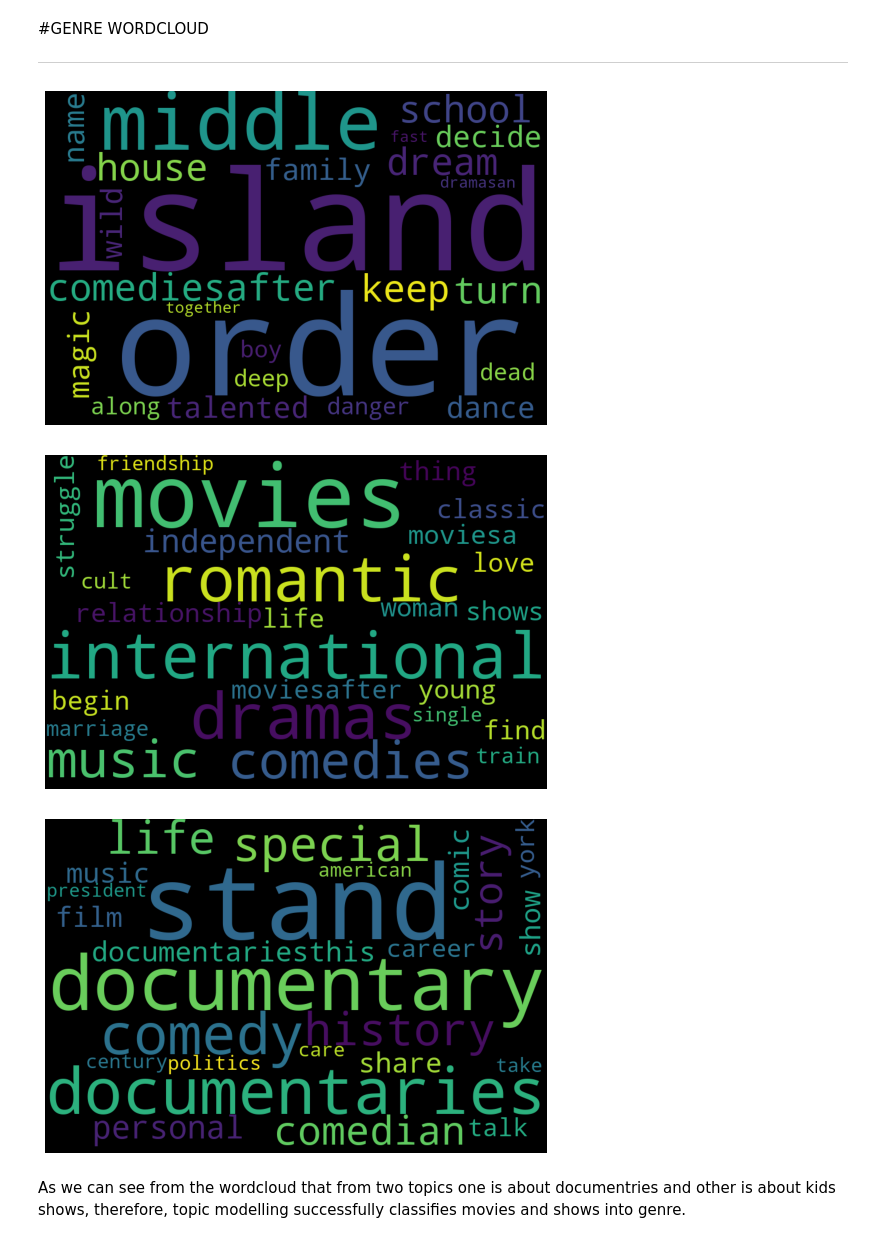
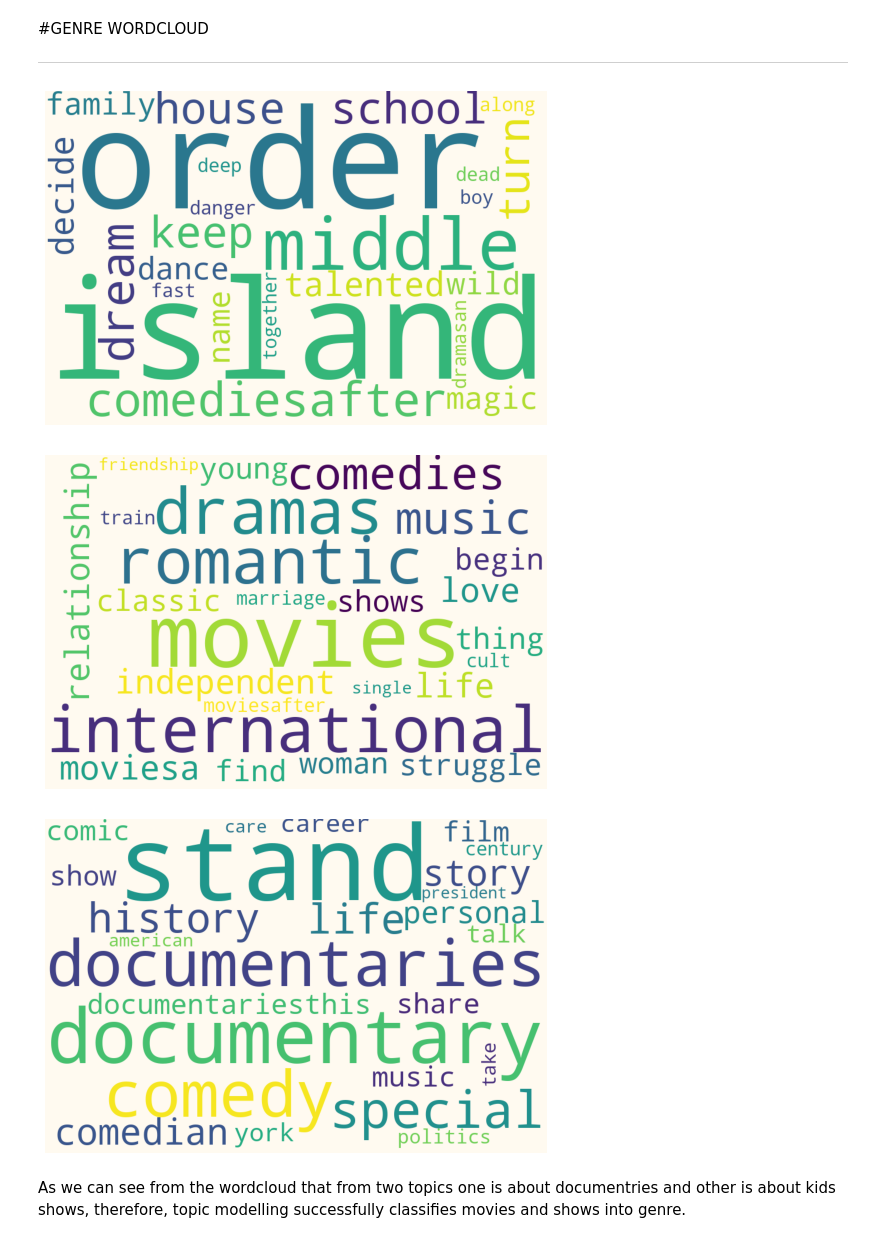
Before and after one commit to rohitrv8922/Netflix-Tv-shows-and-movies, a Jupyter notebook: NETFLIX_MOVIES_AND_TV_SHOWS_CLUSTERING.ipynb, the cells around one changed output. Drawn from its saved outputs; the diff is of its cells as text; code cells hidden in the pictures.

```diff
--- a/NETFLIX_MOVIES_AND_TV_SHOWS_CLUSTERING.ipynb
+++ b/NETFLIX_MOVIES_AND_TV_SHOWS_CLUSTERING.ipynb
@@ -797,29 +797,29 @@ shows crime international spanish language
 # %%
 from wordcloud import WordCloud
 # Generate a word cloud image for given topic
 def draw_word_cloud(index):
   imp_words_topic=""
   comp=lda_model.components_[index]
   vocab_comp = zip(vocab, comp)
   sorted_words = sorted(vocab_comp, key= lambda x:x[1], reverse=True)[:25]
   for word in sorted_words:
     imp_words_topic=imp_words_topic+" "+word[0]
 
-  wordcloud = WordCloud(width=900, height=600).generate(imp_words_topic)
+  wordcloud = WordCloud(background_color='floralwhite',width=900, height=600).generate(imp_words_topic)
   plt.subplots(figsize=(10,5))
   plt.imshow(wordcloud)
   plt.axis("off")
   plt.tight_layout()
   plt.show()
 # topic 0
 
 draw_word_cloud(4)
 draw_word_cloud(3)
 draw_word_cloud(7)
 # %% [output]
-[figure, old version]
+[figure, new version]
-[figure, old version]
+[figure, new version]
-[figure, old version]
+[figure, new version]
 # %% [markdown]
 As we can see from the wordcloud that from two topics one is about documentries and other is about kids shows, therefore, topic modelling successfully classifies movies and shows into genre.
 # %% [markdown]
```
Also changed, not shown: parts of 5 cells of this notebook.
